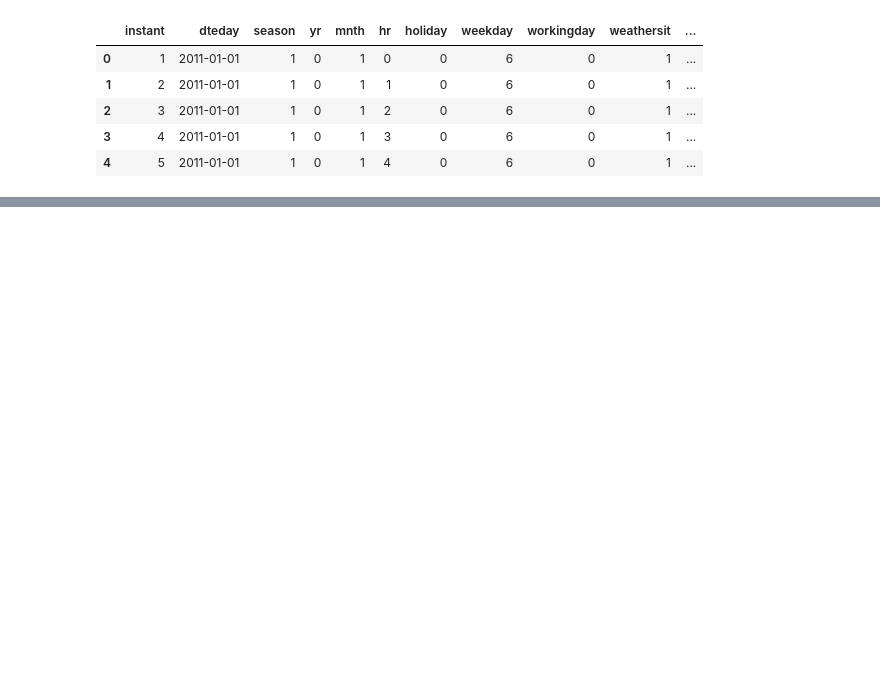
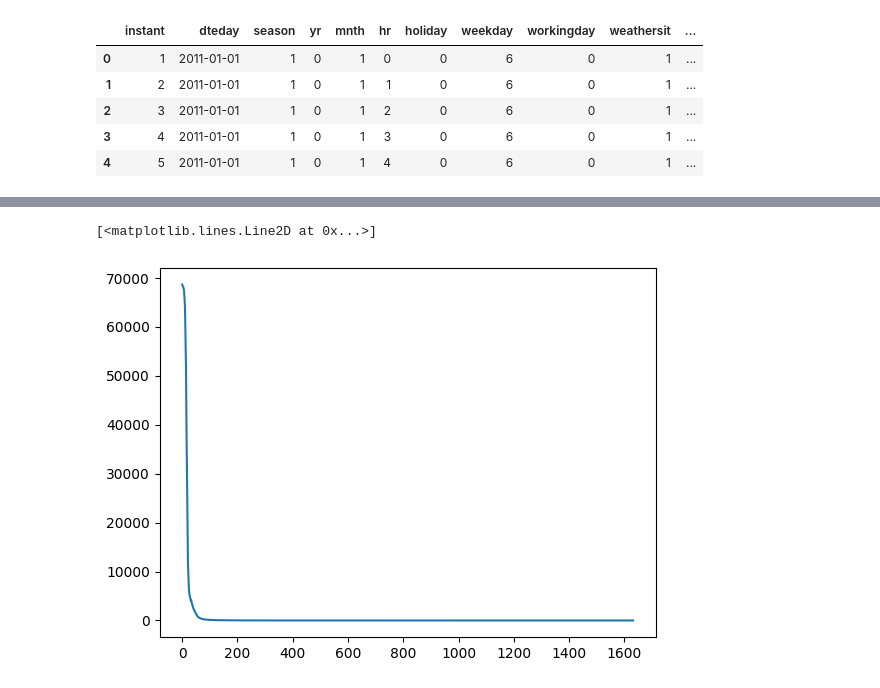
Before and after one commit to moutsea/gpt_era_learn_algo, a Jupyter notebook: code/3-bike_predictor.ipynb, the cells around one changed output, grey strips where cells are left out. Saved outputs shown, nothing was run; the diff lists cells and outputs as text; code cells hidden in the pictures; blank space fills up the shorter version.

```diff
--- a/code/3-bike_predictor.ipynb
+++ b/code/3-bike_predictor.ipynb
@@ -21,0 +45,46 @@ plt.plot(ndf['dteday'], ndf['cnt'])
+# %%
+import torch
+import torch.nn as nn
+import torch.optim as optim
+import torch.nn.functional as F
+
+class Net(nn.Module):
+    def __init__(self, input_dim, hidden_dim):
+        super(Net, self).__init__()
+        self.fc1 = nn.Linear(input_dim, hidden_dim)
+        self.fc2 = nn.Linear(hidden_dim, 1)
+        self.relu = nn.ReLU()
+
+    def forward(self, x):
+        x = self.relu(self.fc1(x))
+        return self.fc2(x)
+# %%
+from torch.utils.data import DataLoader, TensorDataset
+
+net = Net(15, 8)
+
+X_tensor = torch.tensor(X).float()
+y_tensor = torch.tensor(y).float()
+dataset = TensorDataset(X_tensor, y_tensor)
+data_iter = DataLoader(dataset=dataset, batch_size=32, shuffle=True)
+# %%
+loss = nn.MSELoss()
+optim = torch.optim.SGD(net.parameters(), lr=0.0003)
+
+num_epochs = 3
+
+losses = []
+for epoch in range(num_epochs):
+    for dtx, dty in data_iter:
+        l = loss(net(dtx).squeeze() ,dty)
+        optim.zero_grad()
+        l.backward()
+        optim.step()
+        with torch.no_grad():
+            l = loss(net(X_tensor).squeeze(), y_tensor)
+            losses.append(l.detach().numpy())
+# %%
+plt.plot(losses)
+# %% [output]
+[<matplotlib.lines.Line2D at 0x...>]
+[figure, added]
```
Also changed, not shown: parts of 7 cells of this notebook, 5 other files.
